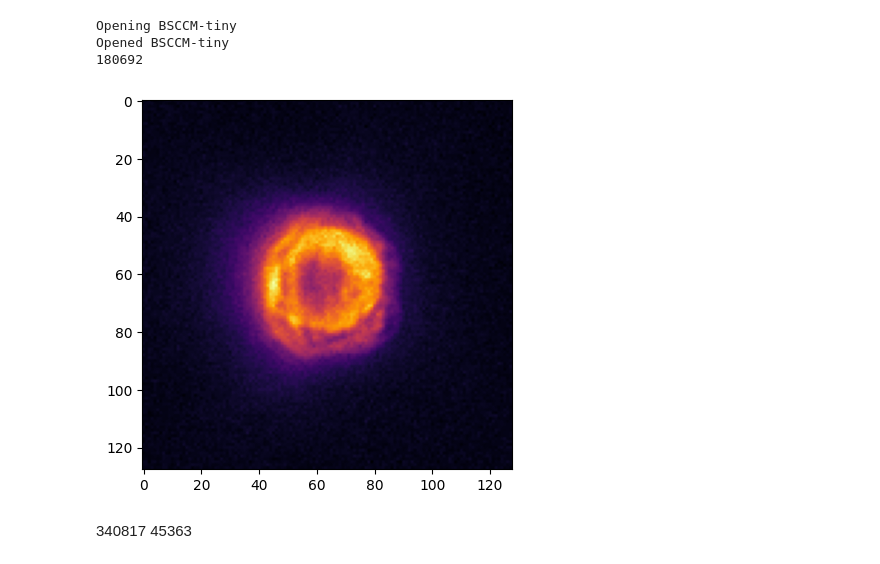
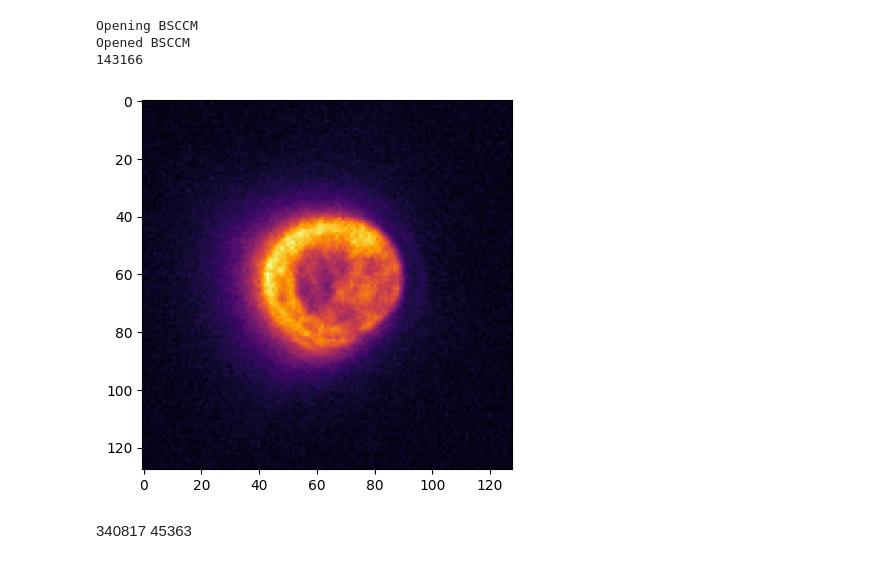
Before and after one commit to Waller-Lab/BSCCM, a Jupyter notebook: figure_making/animation_maker.ipynb, the cells around one changed output. Saved outputs shown, nothing was run; the diff lists cells and outputs as text; code cells hidden in the pictures.

```diff
--- a/figure_making/animation_maker.ipynb
+++ b/figure_making/animation_maker.ipynb
@@ -8,44 +8,44 @@ from matplotlib import cm
 from tqdm import tqdm
 
 
-dataset = BSCCM('/Users/henrypinkard/Desktop/BSCCM-tiny')
+dataset = BSCCM('/Users/henrypinkard/Desktop/BSCCM')
 
 valid_indices = dataset.get_indices()
 an_index = valid_indices[1]
 an_index = random.choice(valid_indices)
 print(an_index)
 image = dataset.read_image(an_index, channel='DF_50')
 plt.imshow(image, cmap='inferno')
 
 # Define the channels
 channels = ['Brightfield',
             'DF_50',
             'DF_50_Bottom',
             'DF_50_Right',
             'DF_55',
             'DF_60',
             'DF_60_Bottom',
             'DF_60_Right',
             'DF_65',
             'DF_70',
             'DF_70_Bottom',
             'DF_70_Right',
             'DF_75',
             'DF_80',
             'DF_80_Bottom',
             'DF_80_Right',
             'DF_85',
             'DF_90',
             'DPC_Bottom',
             'DPC_Left',
             'DPC_Right',
             'DPC_Top',
             'LED119']
 # %% [output]
-Opening BSCCM-tiny
-Opened BSCCM-tiny
-180692
+Opening BSCCM
+Opened BSCCM
+143166
-[figure, old version]
+[figure, new version]
 # %% [markdown]
 340817
 45363
```
Also changed, not shown: parts of 4 cells of this notebook, 14 other files.
